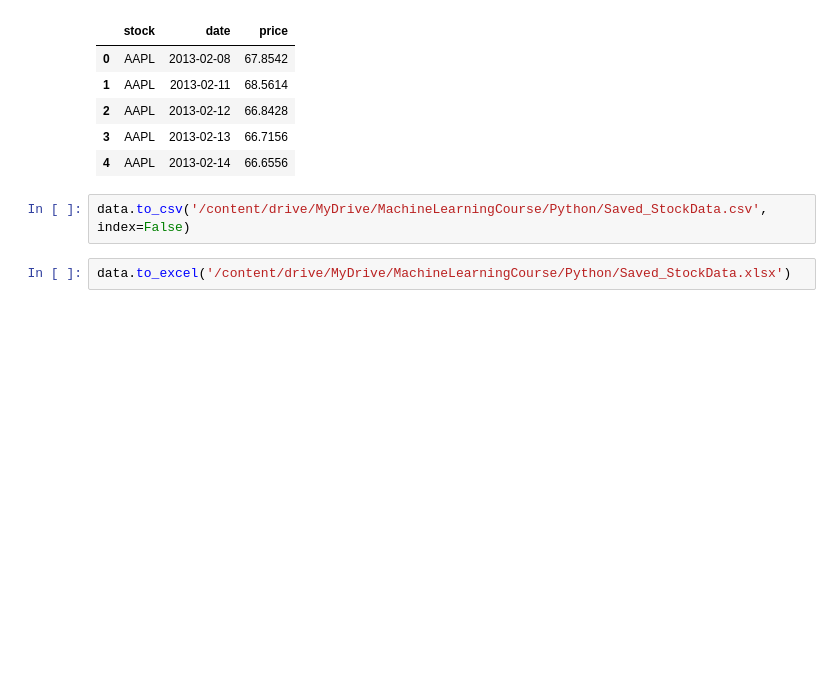
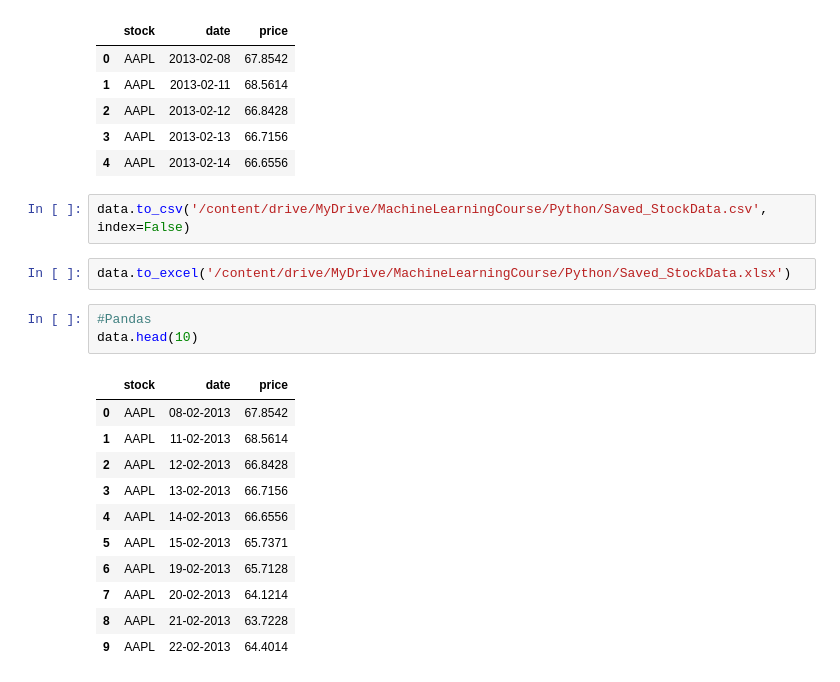
Before and after one commit to chemkemeimyers/PythonProjects, a Jupyter notebook: SavingNLoadingFiles.ipynb, the cells around one changed output. Drawn from its saved outputs; the diff is of its cells as text; blank space fills up the shorter version.

```diff
--- a/SavingNLoadingFiles.ipynb
+++ b/SavingNLoadingFiles.ipynb
@@ -34,3 +34,18 @@ data_excel.head()
 data.to_csv('/content/drive/MyDrive/MachineLearningCourse/Python/Saved_StockData.csv', index=False)
 # %%
 data.to_excel('/content/drive/MyDrive/MachineLearningCourse/Python/Saved_StockData.xlsx')
+# %%
+#Pandas
+data.head(10)
+# %% [output]
+|  | stock | date | price |
+| 0 | AAPL | 08-02-2013 | 67.8542 |
+| 1 | AAPL | 11-02-2013 | 68.5614 |
+| 2 | AAPL | 12-02-2013 | 66.8428 |
+| 3 | AAPL | 13-02-2013 | 66.7156 |
+| 4 | AAPL | 14-02-2013 | 66.6556 |
+| 5 | AAPL | 15-02-2013 | 65.7371 |
+| 6 | AAPL | 19-02-2013 | 65.7128 |
+| 7 | AAPL | 20-02-2013 | 64.1214 |
+| 8 | AAPL | 21-02-2013 | 63.7228 |
+| 9 | AAPL | 22-02-2013 | 64.4014 |
```
Also changed, not shown: parts of 15 cells of this notebook.
